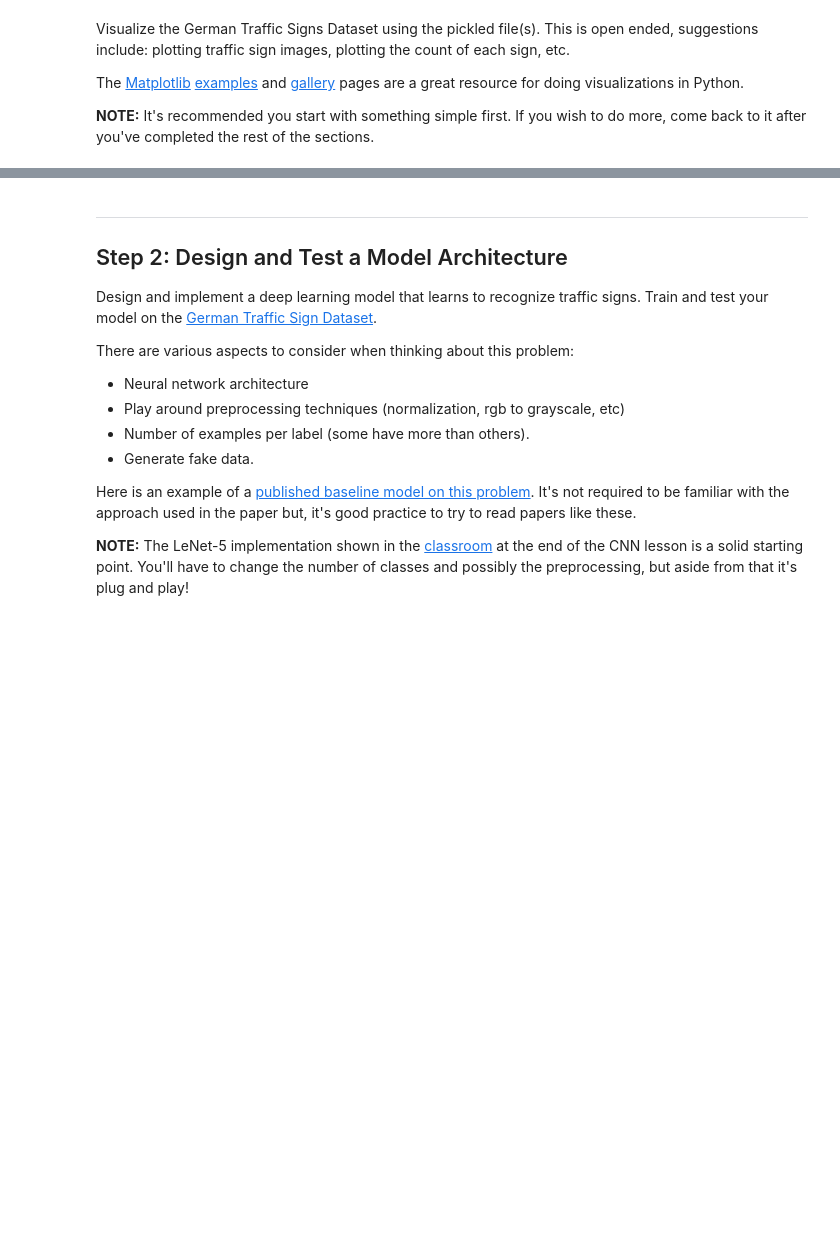
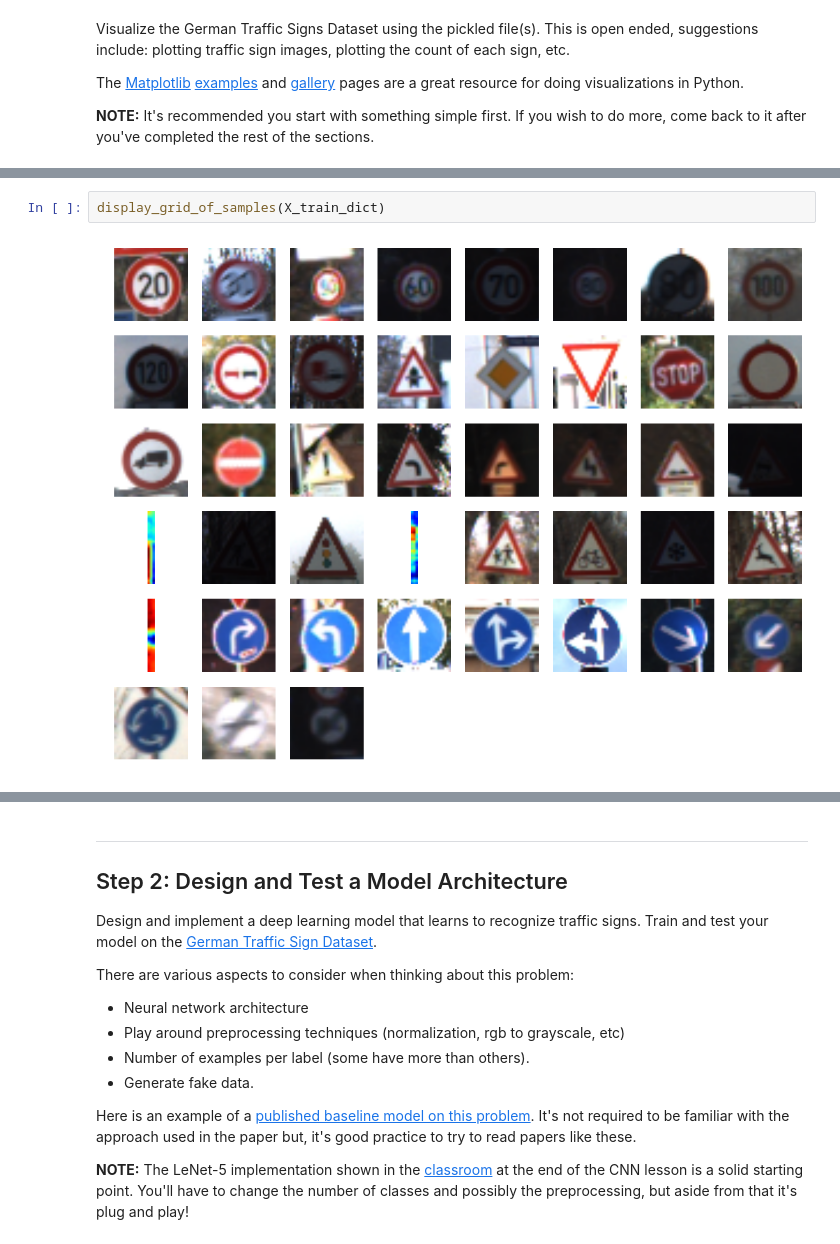
Before and after one commit to pejvan/CarND-Traffic-Sign-Classifier-Project, a Jupyter notebook: Traffic_Sign_Classifier.ipynb, the cells around one changed output, grey strips where cells are left out. Drawn from its saved outputs; the diff is of its cells as text; blank space fills up the shorter version.

```diff
--- a/Traffic_Sign_Classifier.ipynb
+++ b/Traffic_Sign_Classifier.ipynb
@@ -134,0 +192,4 @@ new_coord: [2, 3, 29, 29]
+# %%
+display_grid_of_samples(X_train_dict)
+# %% [output]
+[figure, added]
```
Also changed, not shown: parts of 8 cells of this notebook.
